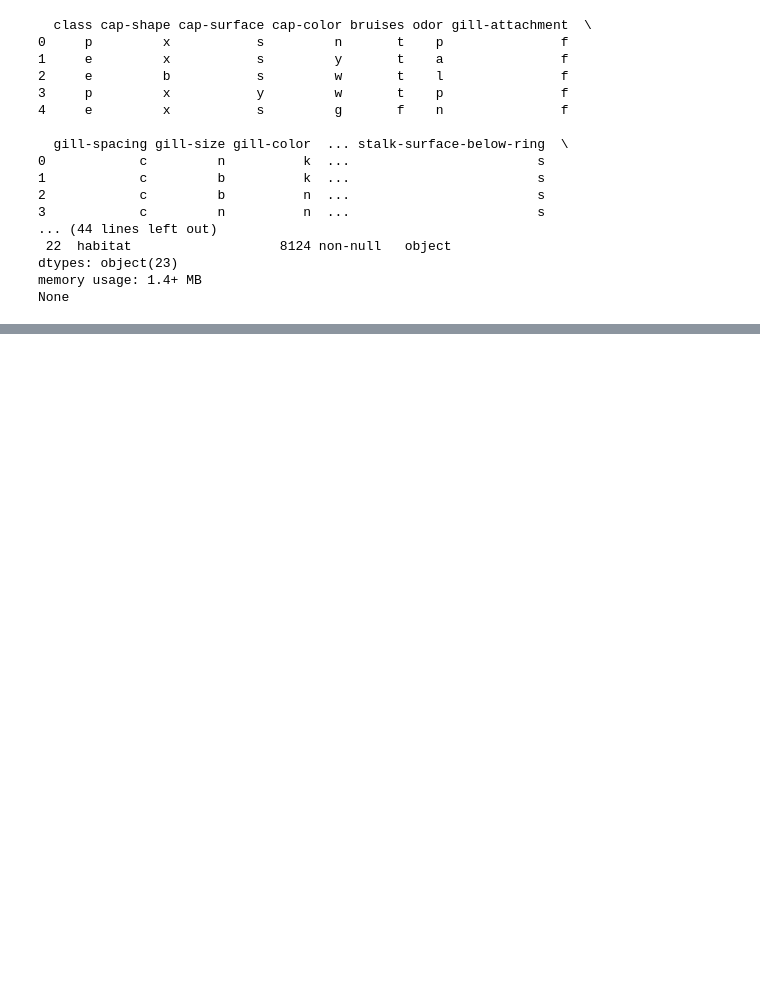
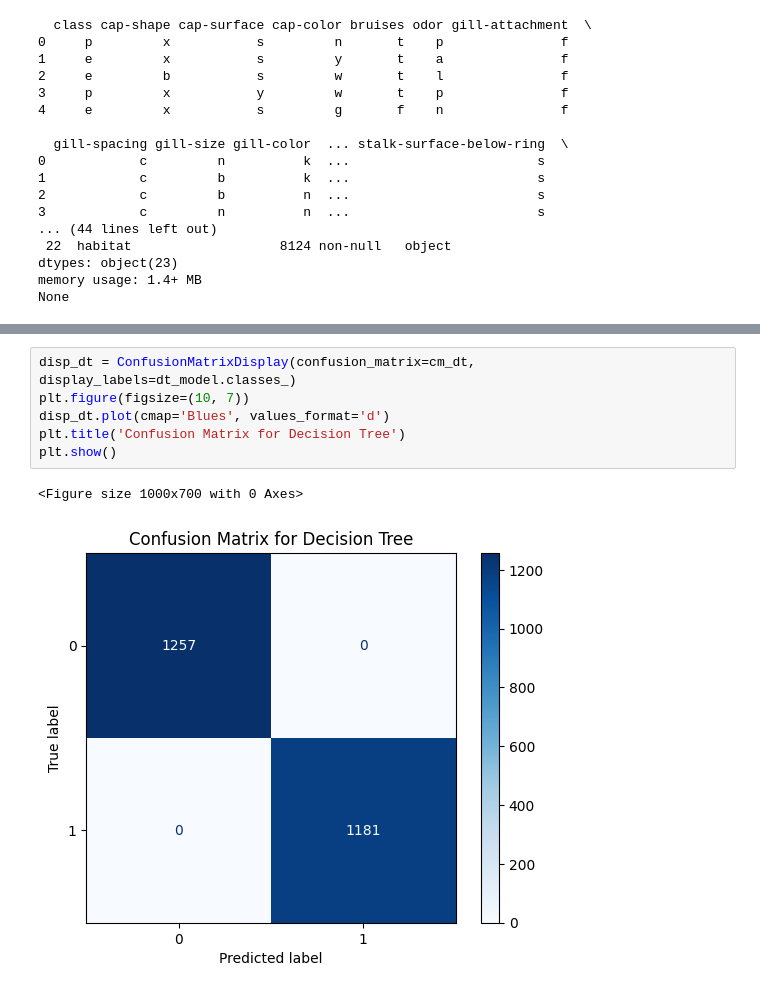
Before and after one commit to sanlamia/MLsummer24, a Jupyter notebook: Colaboratory_তে_স্বাগতম.ipynb, the cells around one changed output, grey strips where cells are left out. Cells and saved outputs as stored; diff of their text form; blank space fills up the shorter version.

```diff
--- a/Colaboratory_তে_স্বাগতম.ipynb
+++ b/Colaboratory_তে_স্বাগতম.ipynb
@@ -111 +90,10 @@ print(data.head())
+# %%
+disp_dt = ConfusionMatrixDisplay(confusion_matrix=cm_dt, display_labels=dt_model.classes_)
+plt.figure(figsize=(10, 7))
+disp_dt.plot(cmap='Blues', values_format='d')
+plt.title('Confusion Matrix for Decision Tree')
+plt.show()
+# %% [output]
+<Figure size 1000x700 with 0 Axes>
+[figure, added]
 # %%
```
Also changed, not shown: parts of 7 cells of this notebook.
